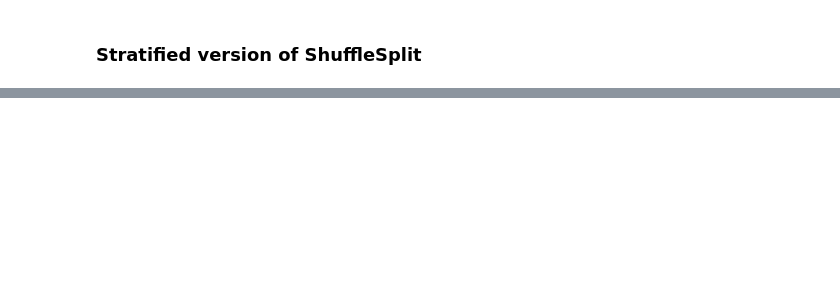
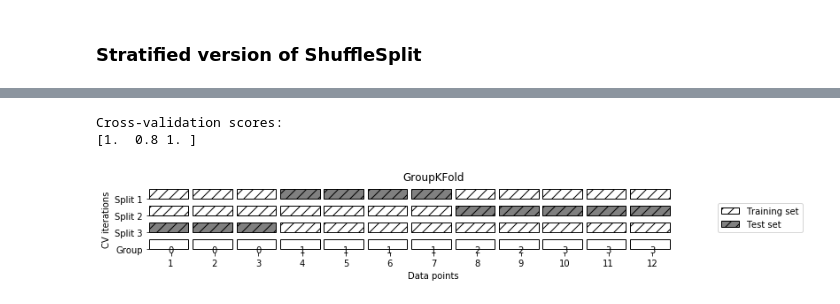
Before and after one commit to theHeimes/introduction_to_ml_with_python, a Jupyter notebook: My-08-model-evaluation-and-improvement.ipynb, the cells around one changed output, grey strips where cells are left out. Cells and saved outputs as stored; diff of their text form; code cells hidden in the pictures; blank space fills up the shorter version.

```diff
--- a/My-08-model-evaluation-and-improvement.ipynb
+++ b/My-08-model-evaluation-and-improvement.ipynb
@@ -178,0 +184,18 @@ Mean accuracy: 0.93
+# %%
+from sklearn.model_selection import GroupKFold
+from mglearn.datasets import make_blobs
+# create synthetic dataset
+X, y = make_blobs(n_samples=12, random_state=0)
+# assume the first three samples belong to the same group,
+# the the next four, etc
+groups = [0, 0, 0, 1, 1, 1, 1, 2, 2, 3, 3, 3]
+scores = cross_val_score(
+    logreg, X, y, groups, cv=GroupKFold(n_splits=3))
+print("Cross-validation scores:\n{}".format(scores))
+# %% [output]
+Cross-validation scores:
+[1.  0.8 1. ]
+# %%
+mglearn.plots.plot_group_kfold()
+# %% [output]
+[figure, added]
```
Also changed, not shown: parts of 12 cells of this notebook, 2 other files.
